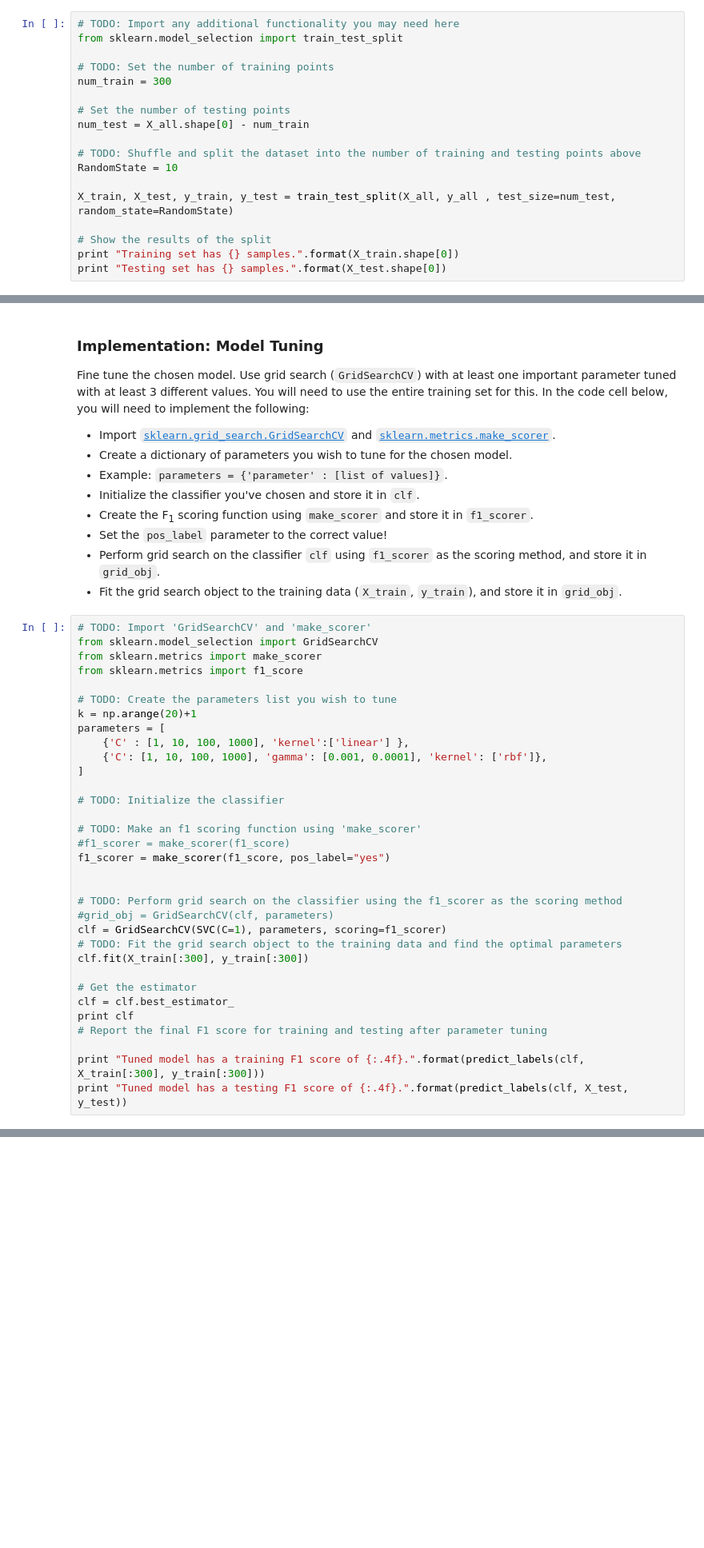
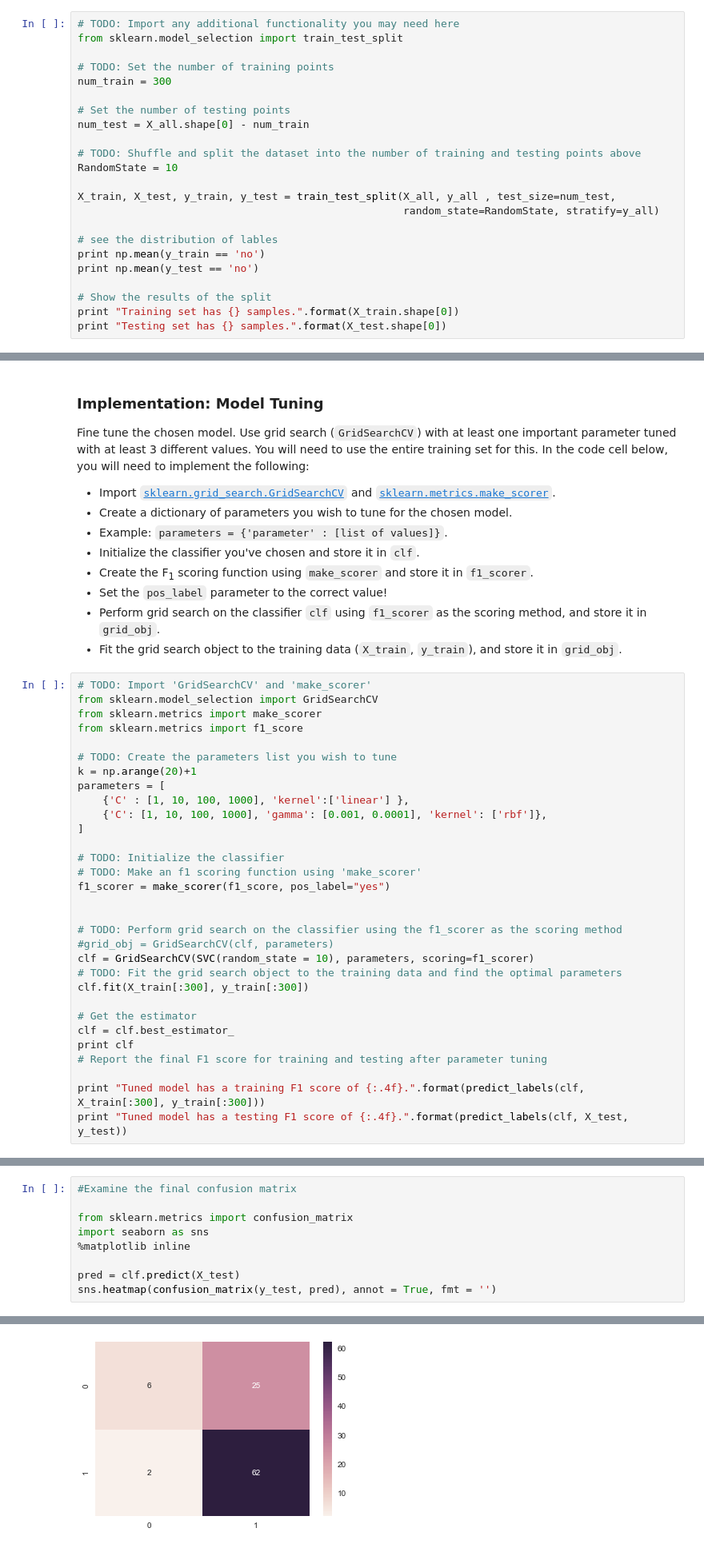
Before and after one commit to hyokenmi/machine-learning, a Jupyter notebook: projects/student_intervention/student_intervention.ipynb, the cells around one changed output, grey strips where cells are left out. Shown at 80% size. Saved outputs shown, nothing was run; the diff lists cells and outputs as text; blank space fills up the shorter version.

```diff
--- a/projects/student_intervention/student_intervention.ipynb
+++ b/projects/student_intervention/student_intervention.ipynb
@@ -199,7 +199,12 @@ num_test = X_all.shape[0] - num_train
 # TODO: Shuffle and split the dataset into the number of training and testing points above
 RandomState = 10
 
-X_train, X_test, y_train, y_test = train_test_split(X_all, y_all , test_size=num_test, random_state=RandomState)
+X_train, X_test, y_train, y_test = train_test_split(X_all, y_all , test_size=num_test,
+                                                    random_state=RandomState, stratify=y_all)
+
+# see the distribution of lables
+print np.mean(y_train == 'no')
+print np.mean(y_test == 'no')
 
 # Show the results of the split
 print "Training set has {} samples.".format(X_train.shape[0])
@@ -419,15 +426,13 @@ parameters = [
 ]
 
 # TODO: Initialize the classifier
-
 # TODO: Make an f1 scoring function using 'make_scorer'
-#f1_scorer = make_scorer(f1_score)
 f1_scorer = make_scorer(f1_score, pos_label="yes")
 
 
 # TODO: Perform grid search on the classifier using the f1_scorer as the scoring method
 #grid_obj = GridSearchCV(clf, parameters)
-clf = GridSearchCV(SVC(C=1), parameters, scoring=f1_scorer)
+clf = GridSearchCV(SVC(random_state = 10), parameters, scoring=f1_scorer)
 # TODO: Fit the grid search object to the training data and find the optimal parameters
 clf.fit(X_train[:300], y_train[:300])
 
@@ -449,0 +455,10 @@ Tuned model has a testing F1 score of 0.8182.
+# %%
+#Examine the final confusion matrix
+
+from sklearn.metrics import confusion_matrix
+import seaborn as sns
+%matplotlib inline
+
+pred = clf.predict(X_test)
+sns.heatmap(confusion_matrix(y_test, pred), annot = True, fmt = '')
+# %% [output]
@@ -450,3 +466,4 @@ Tuned model has a testing F1 score of 0.8182.
+[figure, added]
 # %% [markdown]
 ### Question 5 - Final F<sub>1</sub> Score
 *What is the final model's F<sub>1</sub> score for training and testing? How does that score compare to the untuned model?*
```
Also changed, not shown: parts of 7 cells of this notebook, 1 other file.
